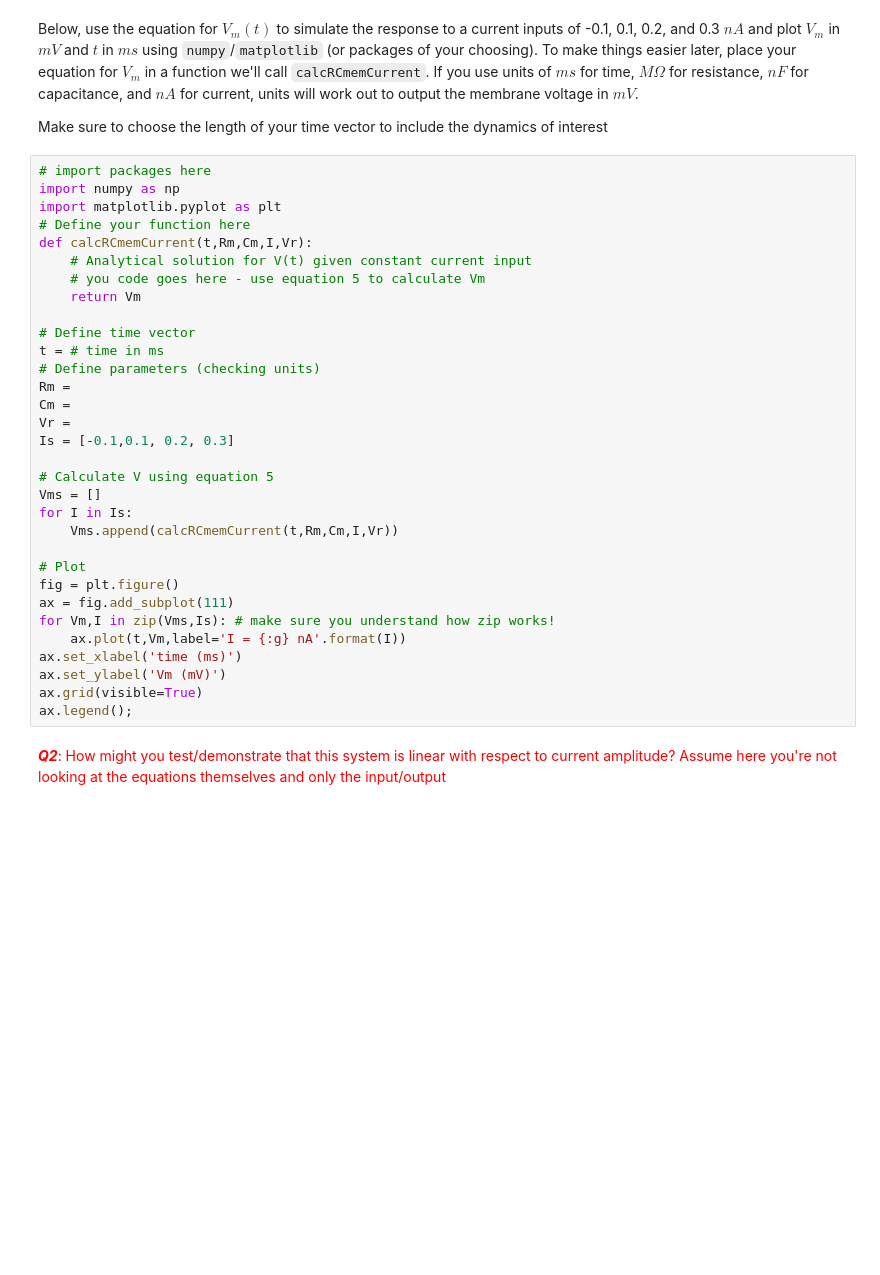
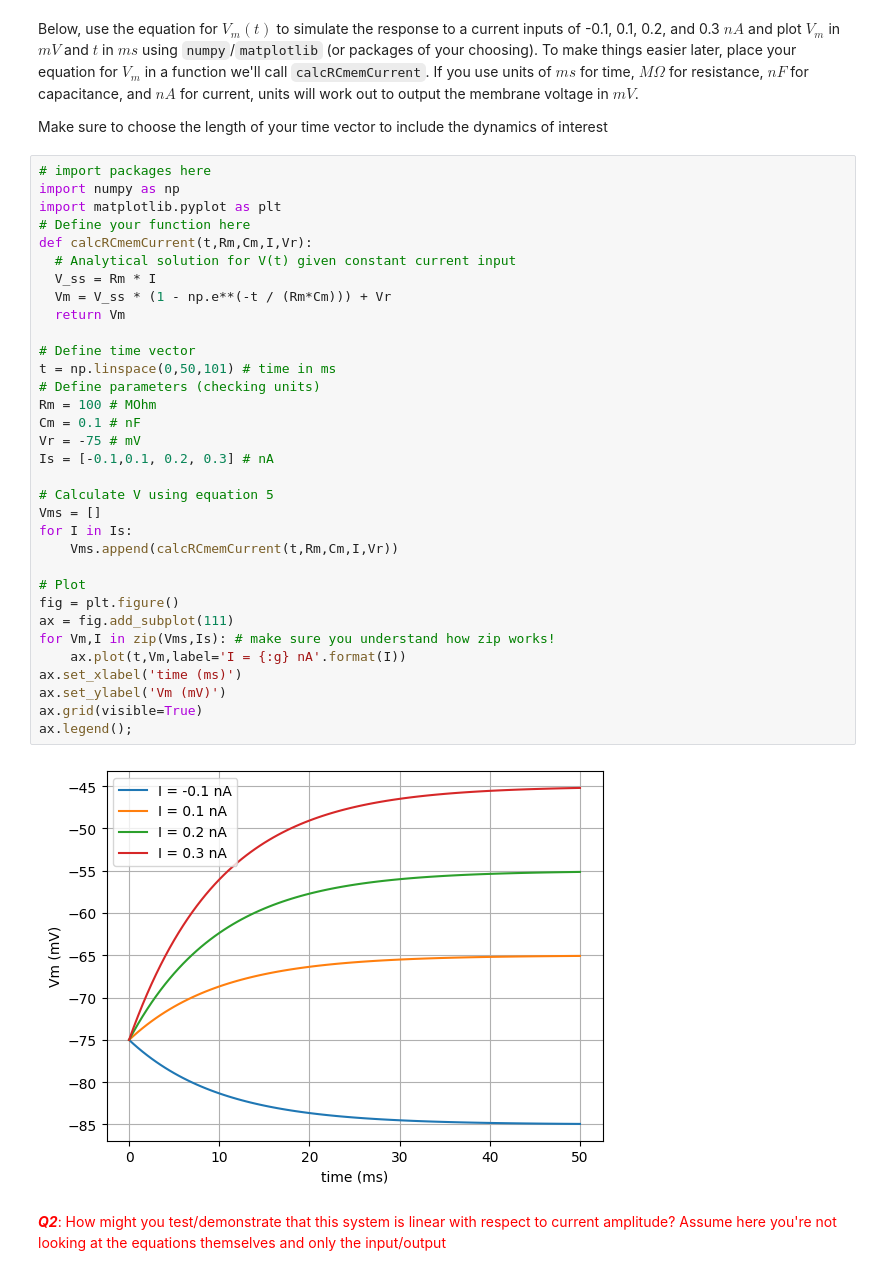
Before and after one commit to lw-miles24/4-CompModNervSys-RCmodel, a Jupyter notebook: CompModNervSys_exercise4.ipynb, the cells around one changed output. Drawn from its saved outputs; the diff is of its cells as text; blank space fills up the shorter version.

```diff
--- a/CompModNervSys_exercise4.ipynb
+++ b/CompModNervSys_exercise4.ipynb
@@ -58,34 +60,37 @@ Make sure to choose the length of your time vector to include the dynamics of in
 # %%
 # import packages here
 import numpy as np
 import matplotlib.pyplot as plt
 # Define your function here
 def calcRCmemCurrent(t,Rm,Cm,I,Vr):
-    # Analytical solution for V(t) given constant current input
-    # you code goes here - use equation 5 to calculate Vm
-    return Vm
+  # Analytical solution for V(t) given constant current input
+  V_ss = Rm * I
+  Vm = V_ss * (1 - np.e**(-t / (Rm*Cm))) + Vr
+  return Vm
 
 # Define time vector
-t = # time in ms
+t = np.linspace(0,50,101) # time in ms
 # Define parameters (checking units)
-Rm =
-Cm =
-Vr =
-Is = [-0.1,0.1, 0.2, 0.3]
+Rm = 100 # MOhm
+Cm = 0.1 # nF
+Vr = -75 # mV
+Is = [-0.1,0.1, 0.2, 0.3] # nA
 
 # Calculate V using equation 5
 Vms = []
 for I in Is:
     Vms.append(calcRCmemCurrent(t,Rm,Cm,I,Vr))
 
 # Plot
 fig = plt.figure()
 ax = fig.add_subplot(111)
 for Vm,I in zip(Vms,Is): # make sure you understand how zip works!
     ax.plot(t,Vm,label='I = {:g} nA'.format(I))
 ax.set_xlabel('time (ms)')
 ax.set_ylabel('Vm (mV)')
 ax.grid(visible=True)
 ax.legend();
+# %% [output]
+[figure, added]
 # %% [markdown]
 <span style="color:red">***Q2***: How might you test/demonstrate that this system is linear with respect to current amplitude? Assume here you're not looking at the equations themselves and only the input/output</span>
```
Also changed, not shown: parts of 16 cells of this notebook.
